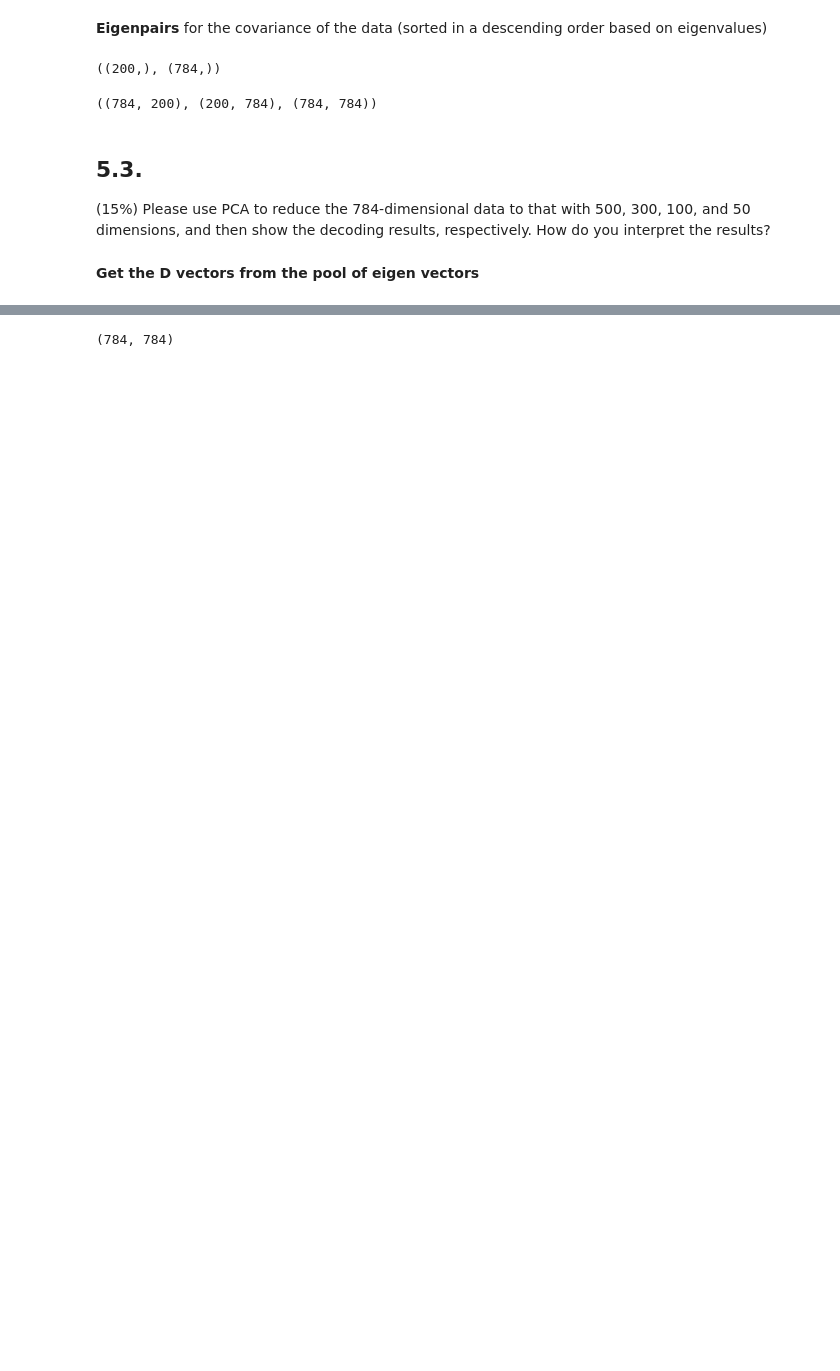
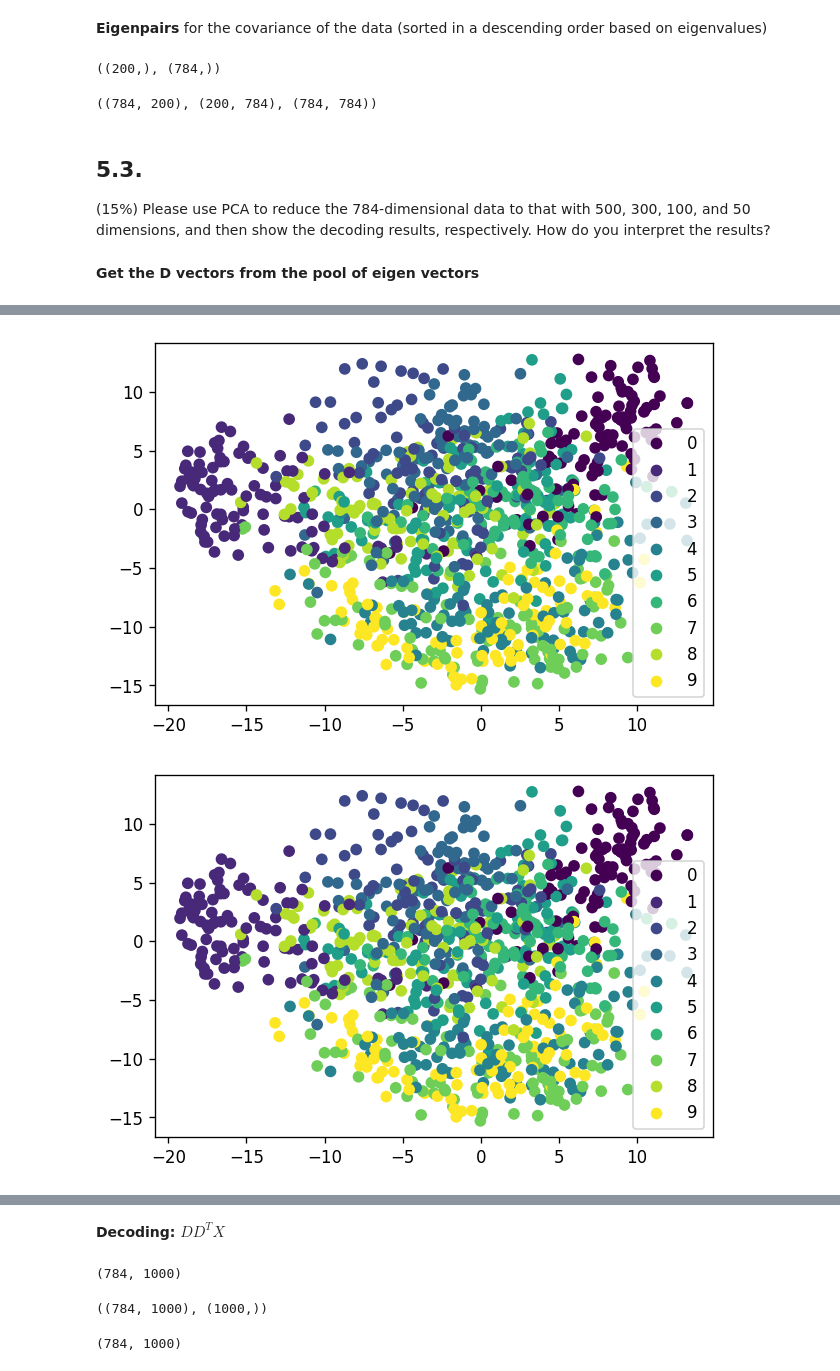
Before and after one commit to mequanent/Deep-Learning, a Jupyter notebook: Maths_for_Deep_Learning.ipynb, the cells around one changed output, grey strips where cells are left out. Saved outputs shown, nothing was run; the diff lists cells and outputs as text; code cells hidden in the pictures; blank space fills up the shorter version.

```diff
--- a/Maths_for_Deep_Learning.ipynb
+++ b/Maths_for_Deep_Learning.ipynb
@@ -431,8 +440,7 @@ np.isnan(x_test).any(), np.isnan(x_norm).any(), np.isnan(x_mean).any(), np.isnan
 # %% [markdown]
 **Covariance**
 # %%
-cov = np.cov(x_norm.T)
-cov = cov.astype(float)
+cov = np.cov(x_norm)
 cov.shape
 # %% [output]
 (784, 784)
@@ -452,7 +466,7 @@ array([[0., 0., 0., ..., 0., 0., 0.],
 eigvals, eigvecs = np.linalg.eig(cov) # get eigen values and eigen vectors
 sort_indices = np.argsort(eigvals) # sort in ascending order
 sort_indices = np.flip(sort_indices) # reverse in decreasing order
-eigvals, eigvecs = eigvals[sort_indices], eigvecs[sort_indices]
+eigvals, eigvecs = eigvals[sort_indices], eigvecs[:, sort_indices]
 # %%
 eigvals[:200].shape, eigvals.shape
 # %% [output]
@@ -493 +496,6 @@ ValueError: ignored
+# %%
+_500_dim = D500.T @ x_norm # kxn * nxm = kxm ==> 500x1000 dimension
+_300_dim = D300.T @ x_norm
+_100_dim = D100.T @ x_norm
+_50_dim = D50.T @ x_norm
 # %%
@@ -498,0 +505,16 @@ B =_50_comps @ np.linalg.inv(_50_comps.T @ _50_comps) @ _50_comps.T
+# %%
+# a function to see some plots for encoded representations
+def encoded2d_plot(ncomp):
+  plt.figure(num=0, dpi=120)
+  plot = plt.scatter(ncomp.T[:,0], ncomp.T[:,1], c=y_test)
+  handles, labels = plot.legend_elements()
+  plt.legend(handles=handles, labels=labels)
+  plt.show()
+# %%
+encoded2d_plot(_500_dim)
+encoded2d_plot(_300_dim)
+encoded2d_plot(_100_dim)
+encoded2d_plot(_50_dim)
+# %% [output]
+[figure, added]
+[figure, added]
@@ -498,0 +523,11 @@ B =_50_comps @ np.linalg.inv(_50_comps.T @ _50_comps) @ _50_comps.T
+# %% [markdown]
+**Decoding: $DD^TX$**
+# %%
+_500 = np.abs(D500  @ D500.T @ x_norm) # nxk * kxn * nxm = nxm: decoded back
+_300 = np.abs(D300  @ D300.T @ x_norm)
+_100 = np.abs(D100  @ D100.T @ x_norm)
+_50 = np.abs(D50  @ D50.T @ x_norm)
+
+_500.shape # to see if the dimension is correct
+# %% [output]
+(784, 1000)
@@ -499,4 +539,8 @@ B =_50_comps @ np.linalg.inv(_50_comps.T @ _50_comps) @ _50_comps.T
+# %%
+_500.shape, x_mean.shape
+# %% [output]
+((784, 1000), (1000,))
 # %%
-B.shape
+_500decode.shape
 # %% [output]
-(784, 784)
+(784, 1000)
```
Also changed, not shown: parts of 21 cells of this notebook.
